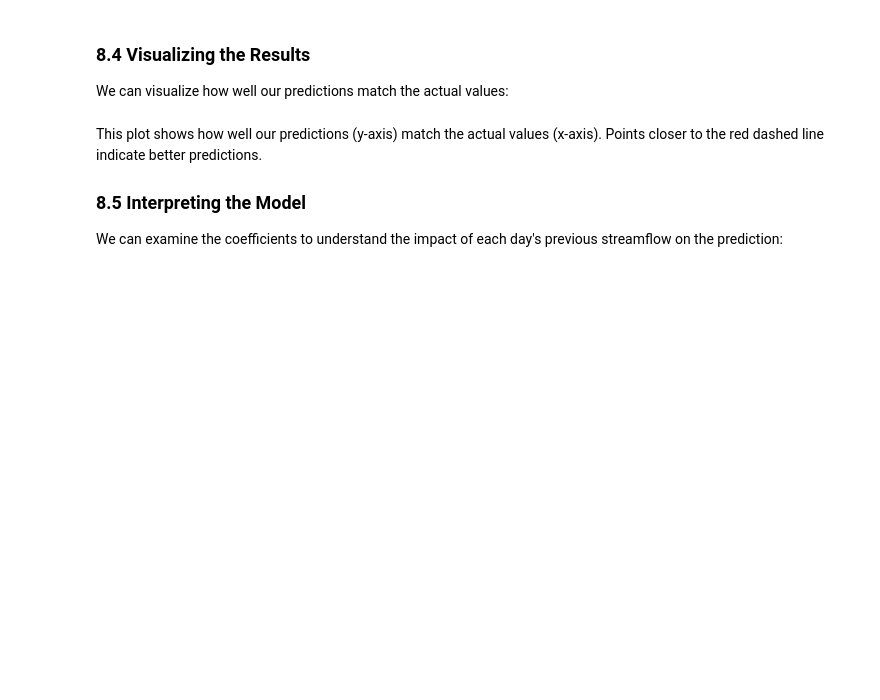
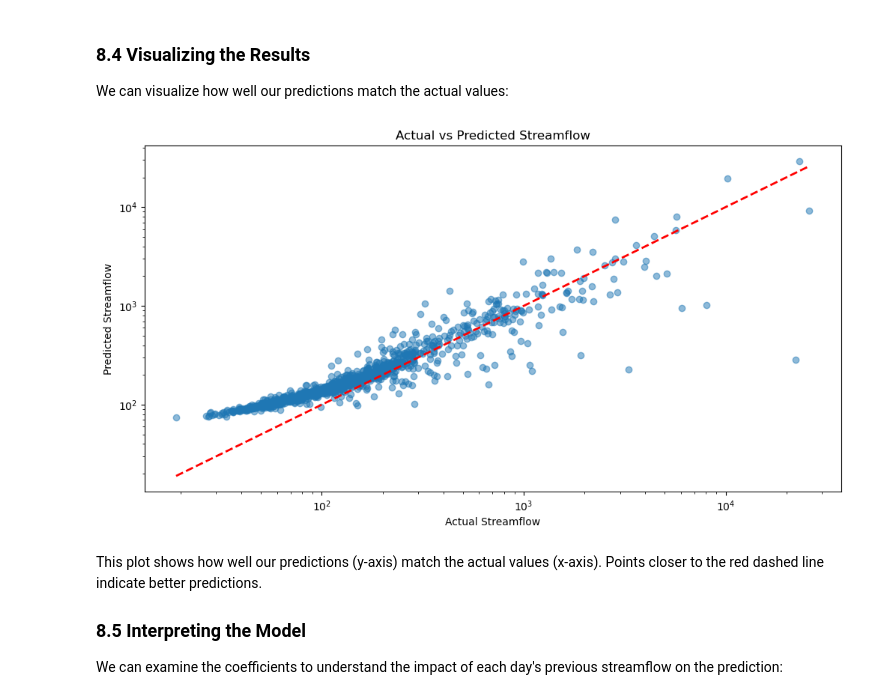
Before and after one commit to HAS-Tools-Fall-2024/CourseMaterials24, a Jupyter notebook: coding_modules/module_3_pandas_and_data_handling/3_linear_regression_with_sklearn.ipynb, the cells around one changed output. Cells and saved outputs as stored; diff of their text form; code cells hidden in the pictures; blank space fills up the shorter version.

```diff
--- a/coding_modules/module_3_pandas_and_data_handling/3_linear_regression_with_sklearn.ipynb
+++ b/coding_modules/module_3_pandas_and_data_handling/3_linear_regression_with_sklearn.ipynb
@@ -226,11 +240,14 @@ We can visualize how well our predictions match the actual values:
 # %%
 plt.figure(figsize=(12, 6))
 plt.scatter(y_test, y_pred, alpha=0.5)
 plt.plot([y_test.min(), y_test.max()], [y_test.min(), y_test.max()], 'r--', lw=2)
 plt.xlabel("Actual Streamflow")
 plt.ylabel("Predicted Streamflow")
 plt.title("Actual vs Predicted Streamflow")
+plt.loglog()
 plt.show()
+# %% [output]
+[figure, added]
 # %% [markdown]
 This plot shows how well our predictions (y-axis) match the actual values (x-axis). Points closer to the red dashed line indicate better predictions.
 
```
Also changed, not shown: parts of 8 cells of this notebook.
